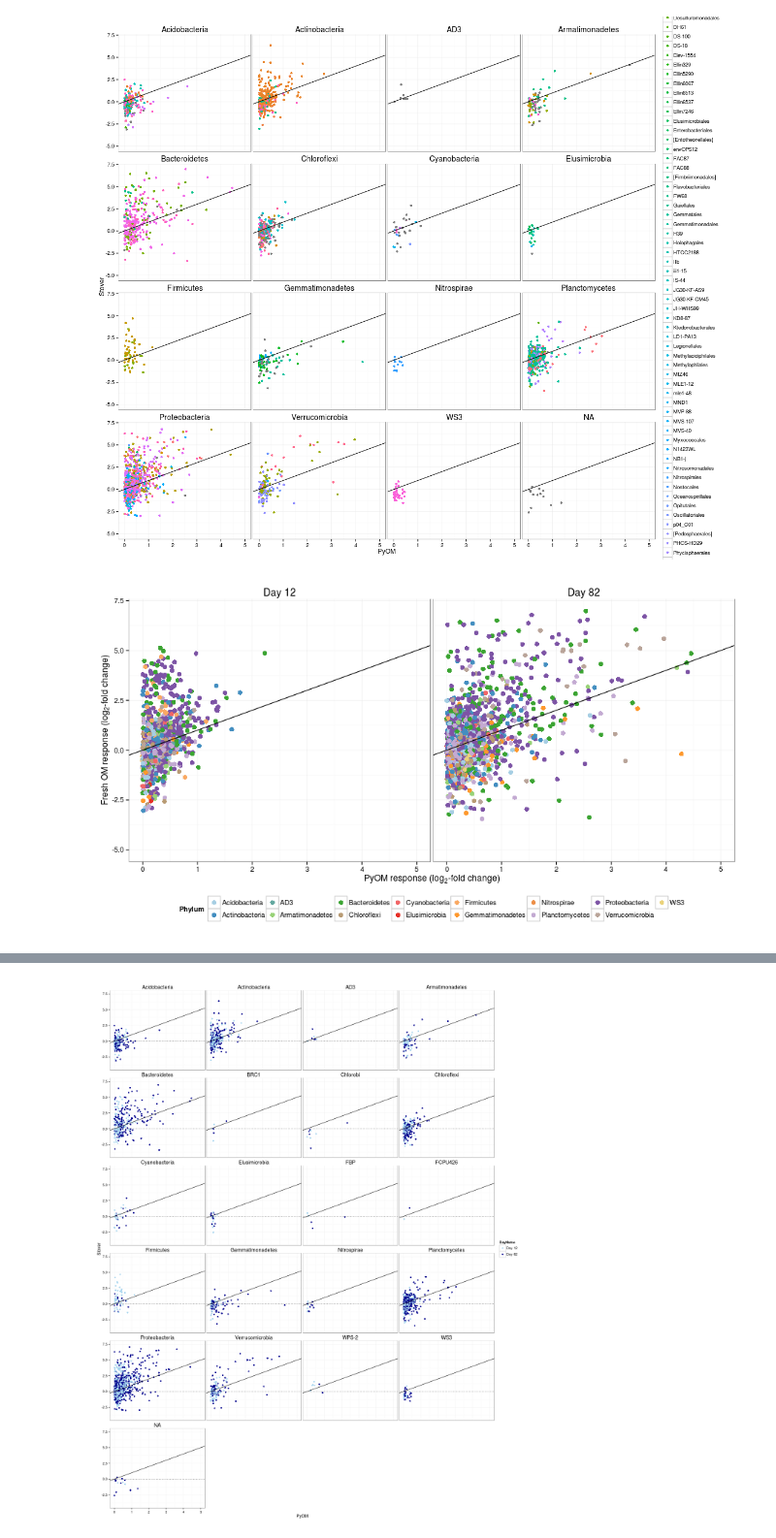
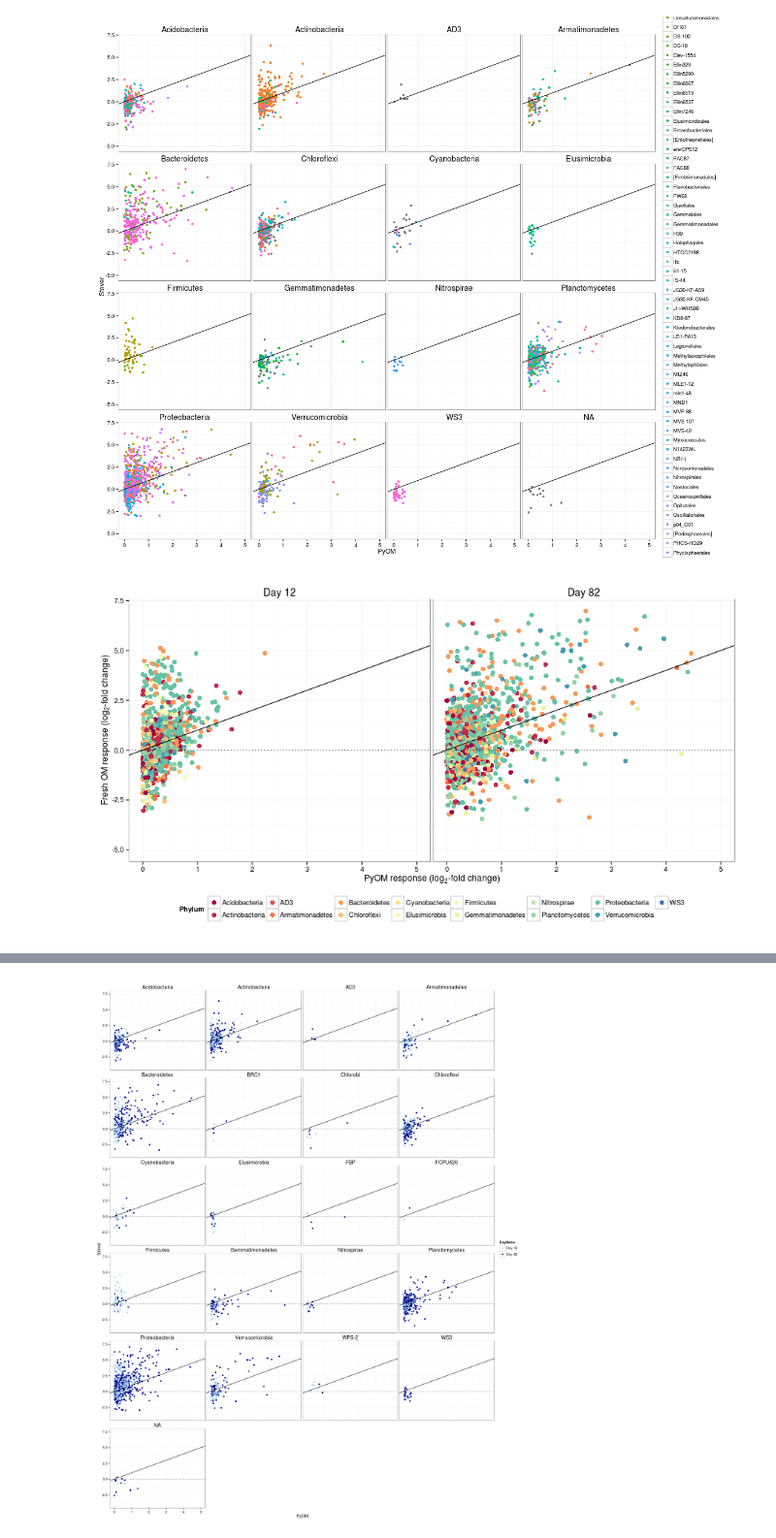
Before and after one commit to TheaWhitman/PyOM, a Jupyter notebook: manuscript_figures/Log2-fold_change_plots.ipynb, the cells around one changed output, grey strips where cells are left out. Shown at 97% size. Drawn from its saved outputs; the diff is of its cells as text; code cells hidden in the pictures.

Commit message:
Working of 2x2 log2 plot for SES2015

```diff
--- a/manuscript_figures/Log2-fold_change_plots.ipynb
+++ b/manuscript_figures/Log2-fold_change_plots.ipynb
@@ -188,35 +203,36 @@ remove<-sums$taxonomy.Phylum[sums$sum<=mintaxa]
 D2<-D[!(D$taxonomy.Phylum %in% remove),]
 D2$taxonomy.Phylum<-factor(D2$taxonomy.Phylum)
 # Removing the rare phyla
 
 D2$DayName = ifelse(D2$Day==1,"Day 12",ifelse(D2$Day==2,"Day 82","Day 1"))
 p = ggplot(D2, aes(x = PyOM, y =Stover, color=taxonomy.Phylum))
 p = p + geom_point(size=3)
 p = p + geom_abline(slope = 1, intercept = 0)
+p = p + geom_abline(slope = 0, intercept = 0, linetype=3)
 # p = p + geom_abline(x=2)
 # p = p + stat_smooth(method = "lm")
 p = p + facet_wrap(~DayName, ncol=2)
 p = p + scale_x_continuous(limits = c(0, 5)) + scale_y_continuous(limits = c(-5, 7))
 p = p + theme_bw() +
   theme(
     plot.background = element_blank()
    #,panel.grid.major = element_blank()
    #,panel.grid.minor = element_blank()
   ) +
   theme(legend.position="bottom", strip.text.x = element_text(size=14),
         strip.background = element_rect(colour="white", fill="white"))
 p = p + guides(colour = guide_legend("Phylum", nrow=2))
                #shape = guide_legend("Days since addition"))
 p = p + labs(x=expression(paste("PyOM response (", log[2],"-fold change)",sep="")), y=expression(paste("Fresh OM response (", log[2],"-fold change)",sep="")))
 
 
 colourCount = length(unique(D2$taxonomy.Phylum))
-getPalette = colorRampPalette(brewer.pal(14, "Paired"))
+getPalette = colorRampPalette(brewer.pal(14, "Spectral"))
 p = p + scale_colour_manual(values=getPalette(colourCount))
 
 p
 # %% [output]
-[figure, old version]
+[figure, new version]
 # %%
 %%R
 colourCount = length(unique(D2$taxonomy.Phylum))
```
Also changed, not shown: parts of 2 cells of this notebook, 1 other file.
